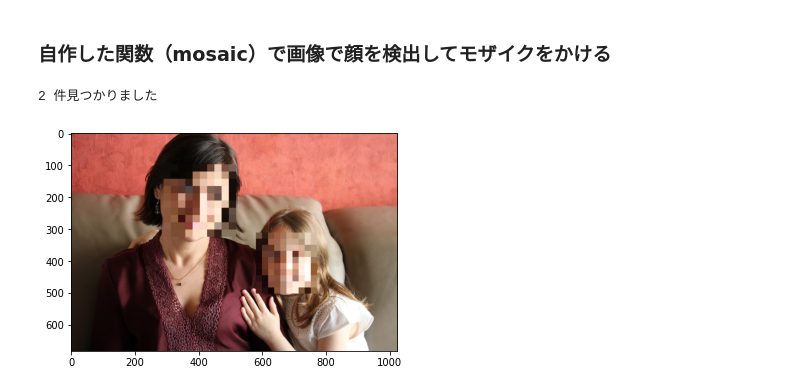
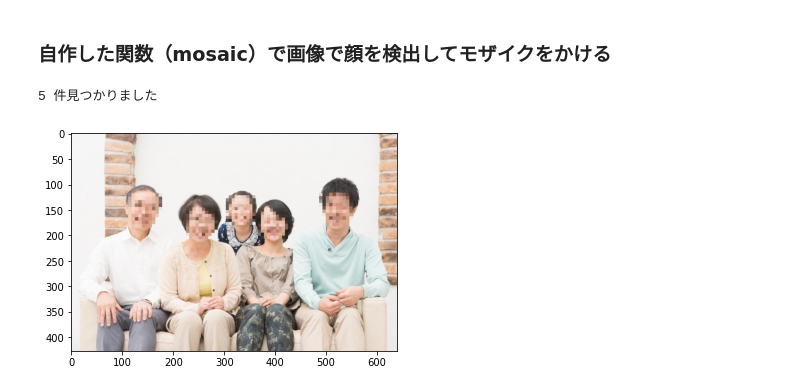
Before and after one commit to ASO1801012/AI_teach2020, a Jupyter notebook: 2020AI0302_detect_mosaic.ipynb, the cells around one changed output. Saved outputs shown, nothing was run; the diff lists cells and outputs as text; code cells hidden in the pictures.

```diff
--- a/2020AI0302_detect_mosaic.ipynb
+++ b/2020AI0302_detect_mosaic.ipynb
@@ -16,9 +16,9 @@ import urllib.request as req
 # %%
 # カスケードファイルをインターネット(web)から取得
 # ダウンロード元のurl文字列
-url = "https://github.com/masatokg/book-mlearn-gyomu/raw/master/src/ch3/face/girl.jpg"
+url = "https://raw.githubusercontent.com/masatokg/sample_photo/master/familyface001.PNG"
 # 保存ファイル名
-savefile = "girl.png"
+savefile = "familyface001.png"
 # 画像をダウンロードして保存
 req.urlretrieve(url, savefile)
 # 保存した画像をプログラムに読み込む
@@ -48,7 +48,7 @@ cascade = cv2.CascadeClassifier(cascade_file)
 # %%
 # 白黒画像とカスケード物体検出器モデルを使って顔認識を実行する
 # 引数のminSizeは画像の中で物体として認識する最小エリアサイズ
-face_list = cascade.detectMultiScale(img_gray, minSize=(150, 150))
+face_list = cascade.detectMultiScale(img_gray, minSize=(50, 50))
 # 結果を認識
 if len(face_list) == 0:
   print("検出数はゼロでした")
@@ -64,8 +64,8 @@ else:
 for (x, y, w, h) in face_list:
   print("顔の座標: x=", x, " y=", y, "横幅W=", w, " 縦幅H=", h)
   # 矩形(rectangle)の色ピクセル情報を定義
-  red = ( 0, 0, 255) # BGRで3色のタプルを定義
+  blue = ( 255, 0, 0) # BGRで3色のタプルを定義
   # img画像(元の画像)に矩形を追加 引数は 対象画像、矩形の左上座標、右下座標、色情報、線の細さの順
-  cv2.rectangle( img, (x,y), (x+w, y+h), red, thickness=20 )
+  cv2.rectangle( img, (x,y), (x+w, y+h), blue, thickness=10 )
 # for文の終了
 # %% [output]
@@ -127,16 +111,0 @@ plt.show()
-# %%
-# カスケードファイルの読込（一回やっているのでやらなくてもいい）
-# カスケードXMLをプログラムに読み込む(学習モデルのインスタンスを生成)
-cascade = cv2.CascadeClassifier(cascade_file)
-
-# 検知対象の画像をダウンロード
-url = "https://raw.githubusercontent.com/masatokg/book-mlearn-gyomu/master/src/ch3/face/family.jpg"
-family_file = "fmalily.png"
-# ダウンロードして保存
-req.urlretrieve(url, family_file)
-# 保存した画像を読み込む
-img_family = cv2.imread( family_file )
-img_family_gray = cv2.cvtColor( img_family, cv2.COLOR_BGR2GRAY )
-# 白黒画像を表示
-plt.imshow( cv2.cvtColor( img_family_gray, cv2.COLOR_BGR2RGB ) )
-plt.show()
@@ -145,19 +112,28 @@ plt.show()
 # %% [markdown]
 ### 自作した関数（mosaic）で画像で顔を検出してモザイクをかける
 # %%
+# カスケードファイルをインターネット(web)から取得
+# ダウンロード元のurl文字列
+url = "https://raw.githubusercontent.com/masatokg/sample_photo/master/familyface001.PNG"
+# 保存ファイル名
+savefile = "familyface001.png"
+# 画像をダウンロードして保存
+req.urlretrieve(url, savefile)
+# 保存した画像をプログラムに読み込む
+img_family = cv2.imread(savefile)
 # 画像から自作関数で顔を検出
-face_list = cascade.detectMultiScale( img_family_gray, minSize=(150, 150) )
+face_list = cascade.detectMultiScale( img_gray, minSize=(50, 50) )
 # 検出失敗したらメッセージを表示
 if len(face_list)==0: print("顔が見つかりません")
 else : print( len(face_list), "件見つかりました" )
 # 検出したエリアに自作関数でモザイクをかける
 for( x, y, w, h ) in face_list:
   img_family = mosaic( img_family, (x, y, x+w, y+h), 10 )
 # for文終了
 # モザイクをつけた画像を表示
 cv2.imwrite( "family-mosaic.png", img_family ) #画像保存
 plt.imshow( cv2.cvtColor( img_family, cv2.COLOR_BGR2RGB ) )
 plt.show()
 # %% [output]
-2 件見つかりました
+5 件見つかりました
-[figure, old version]
+[figure, new version]
```
Also changed, not shown: parts of 8 cells of this notebook.
